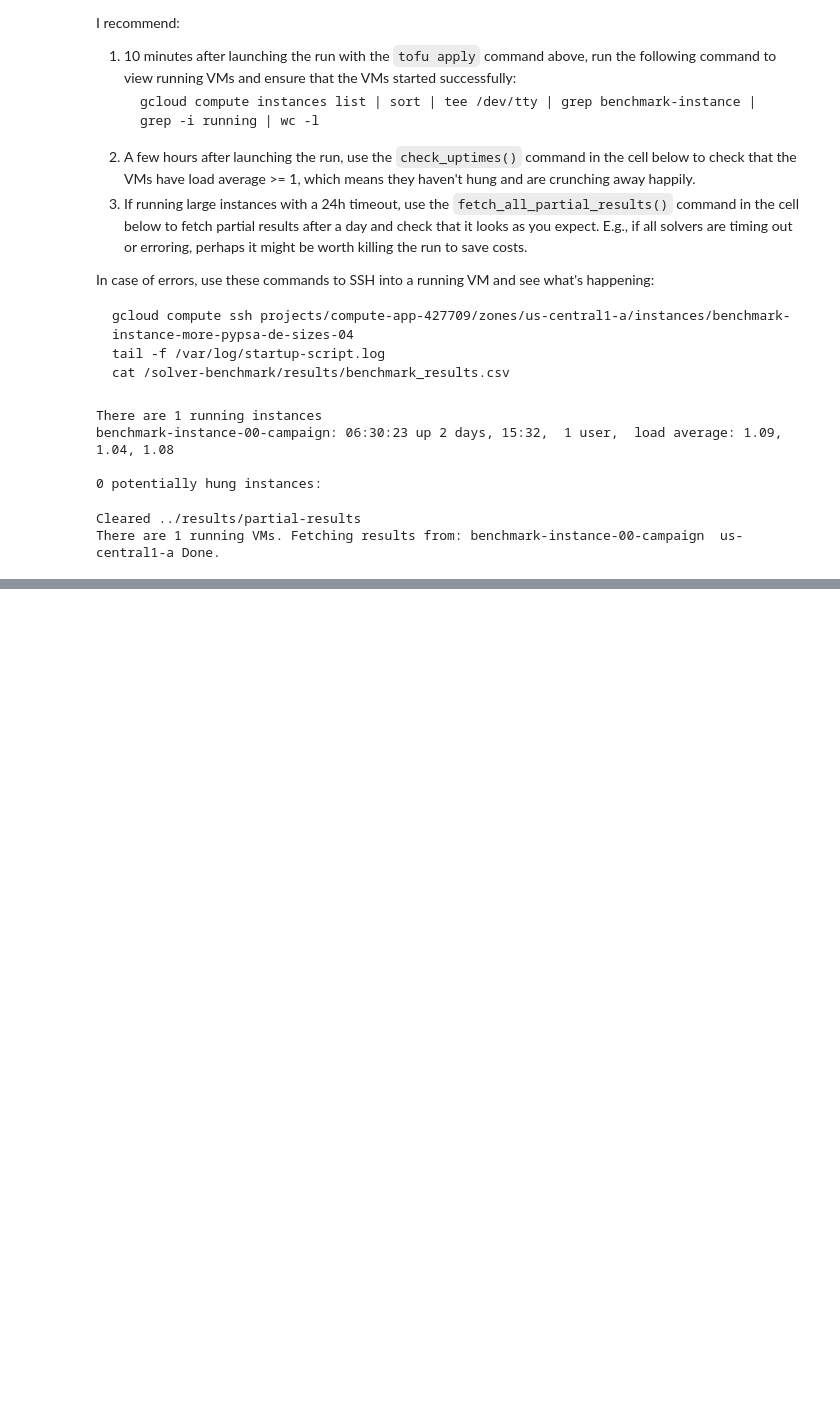
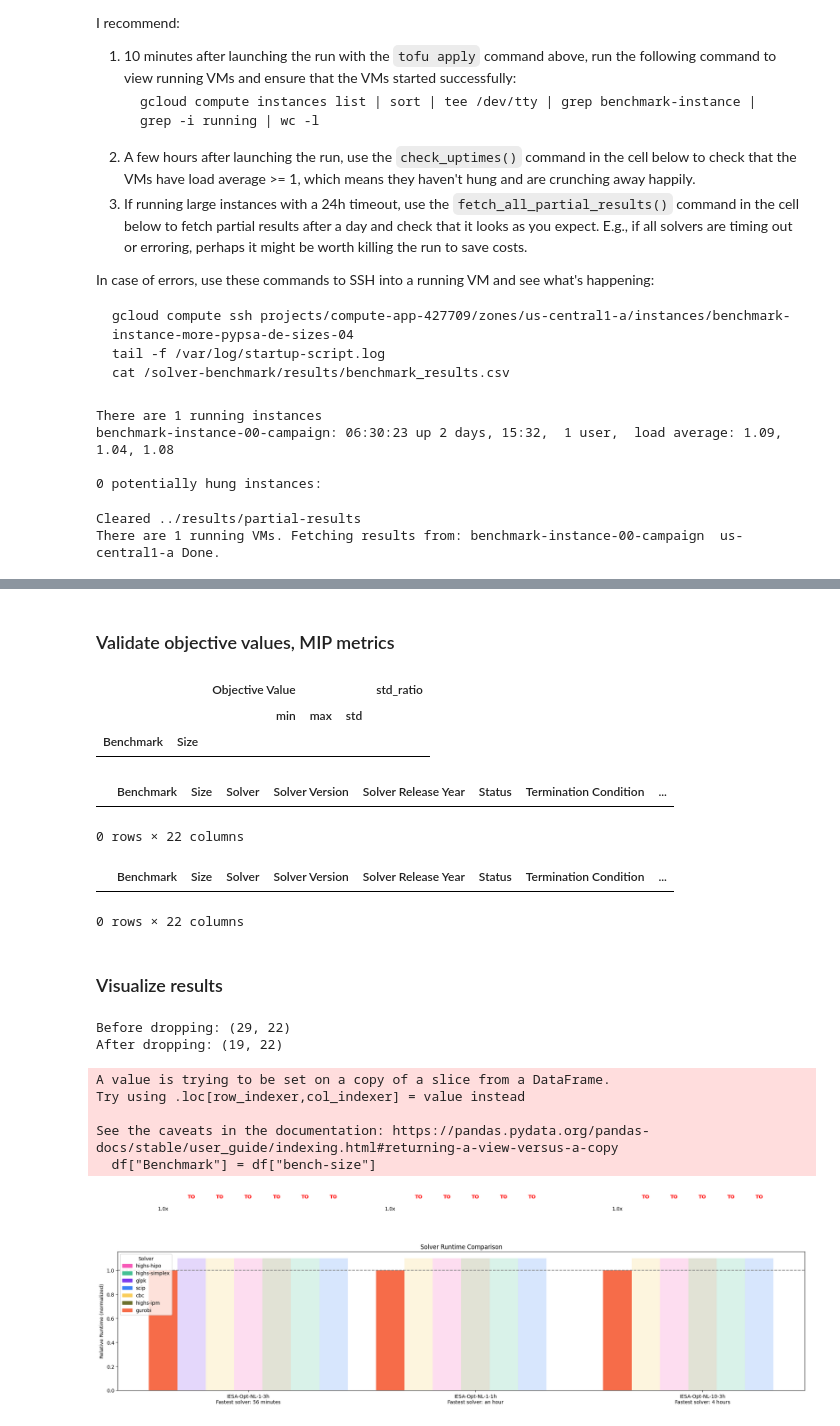
Before and after one commit to open-energy-transition/solver-benchmark, a Jupyter notebook: notebooks/run-benchmark.ipynb, the cells around one changed output, grey strips where cells are left out. Saved outputs shown, nothing was run; the diff lists cells and outputs as text; code cells hidden in the pictures; blank space fills up the shorter version.

Commit message:
Validate results

```diff
--- a/notebooks/run-benchmark.ipynb
+++ b/notebooks/run-benchmark.ipynb
@@ -110,0 +122,5 @@ There are 1 running VMs. Fetching results from: benchmark-instance-00-campaign
+# %%
+results, variability = load_results(
+    ["../results/gcp-results/20260225-iesa-opt-nl/"]
+)  # Multiple folders can be specified here if multiple campaigns were run
+benchmarks_df = load_benchmark_metadata()
@@ -110,0 +131,17 @@ There are 1 running VMs. Fetching results from: benchmark-instance-00-campaign
+# %%
+# Find the Run IDs and Hostnames for each bench-size instance and drop all but the latest
+# NOTE: assumes all Run IDs begin with YYYYMMDD-
+runs_grouped = results.groupby("bench-size")[["Run ID", "Hostname"]]
+to_drop = set()
+for bench_size, group in runs_grouped:
+    unique_runs = group[["Run ID", "Hostname"]].drop_duplicates()
+    if len(unique_runs) > 1:
+        sorted_runs = sorted(unique_runs.itertuples(index=False))
+        to_drop.update([(*run, bench_size) for run in sorted_runs[:-1]])
+
+print("Dropping results from these runs:", sorted(to_drop))
+keys = pd.MultiIndex.from_frame(results[["Run ID", "Hostname", "bench-size"]])
+results = results.loc[~keys.isin(to_drop)].copy()
+print(
+    f"After dropping: {len(results)} records, {len(results['bench-size'].unique())} benchmark instances"
+)
@@ -110,0 +246,57 @@ There are 1 running VMs. Fetching results from: benchmark-instance-00-campaign
+# %% [markdown]
+### Validate objective values, MIP metrics
+# %%
+# Check that all solvers report similar objective values
+
+# TODO only do this for ok/optimal results?
+obj_dev = (
+    results[(~results["Objective Value"].isna()) & (results["Solver"] != "glpk")]
+    .groupby(["Benchmark", "Size"])
+    .agg({"Objective Value": ["min", "max", "std"]})
+)
+
+obj_dev["std_ratio"] = (
+    obj_dev[("Objective Value", "std")] / obj_dev[("Objective Value", "min")]
+)
+obj_dev[obj_dev["std_ratio"] > 1e-4].sort_values(by="std_ratio", ascending=False)
+# %% [output]
+|  |  | Objective Value |  |  | std_ratio |
+|  |  | min | max | std |  |
+| Benchmark | Size |  |  |  |  |
+# %%
+# Check if any results have high duality gap (above 1e-4)
+results[results["Duality Gap"] > 1e-4].sort_values(by="Duality Gap", ascending=False)
+# %% [output]
+|  | Benchmark | Size | Solver | Solver Version | Solver Release Year | Status | Termination Condition | ... |
+0 rows × 22 columns
+# %%
+# Check if any results have high maximum integrality violation
+results[results["Max Integrality Violation"] > 1e-5].sort_values(
+    by="Max Integrality Violation", ascending=False
+)
+# %% [output]
+|  | Benchmark | Size | Solver | Solver Version | Solver Release Year | Status | Termination Condition | ... |
+0 rows × 22 columns
+# %% [markdown]
+### Visualize results
+# %%
+# Keep only latest solver versions for plotting
+max_years = results.groupby("Solver")["Solver Release Year"].max()
+print("Before dropping:", results.shape)
+results_latest = results[
+    results["Solver Release Year"] == results["Solver"].map(max_years)
+]
+print("After dropping:", results_latest.shape)
+# %% [output]
+Before dropping: (29, 22)
+After dropping: (19, 22)
+# %%
+# TODO this is overwriting the results passed in!
+plot_runtime_slowdowns(results_latest, figsize=(20, 6), max_num_solvers=7)
+# %% [output]
+A value is trying to be set on a copy of a slice from a DataFrame.
+Try using .loc[row_indexer,col_indexer] = value instead
+
+See the caveats in the documentation: https://pandas.pydata.org/pandas-docs/stable/user_guide/indexing.html#returning-a-view-versus-a-copy
+  df["Benchmark"] = df["bench-size"]
+[figure, added]
```
Also changed, not shown: parts of 18 cells of this notebook.
